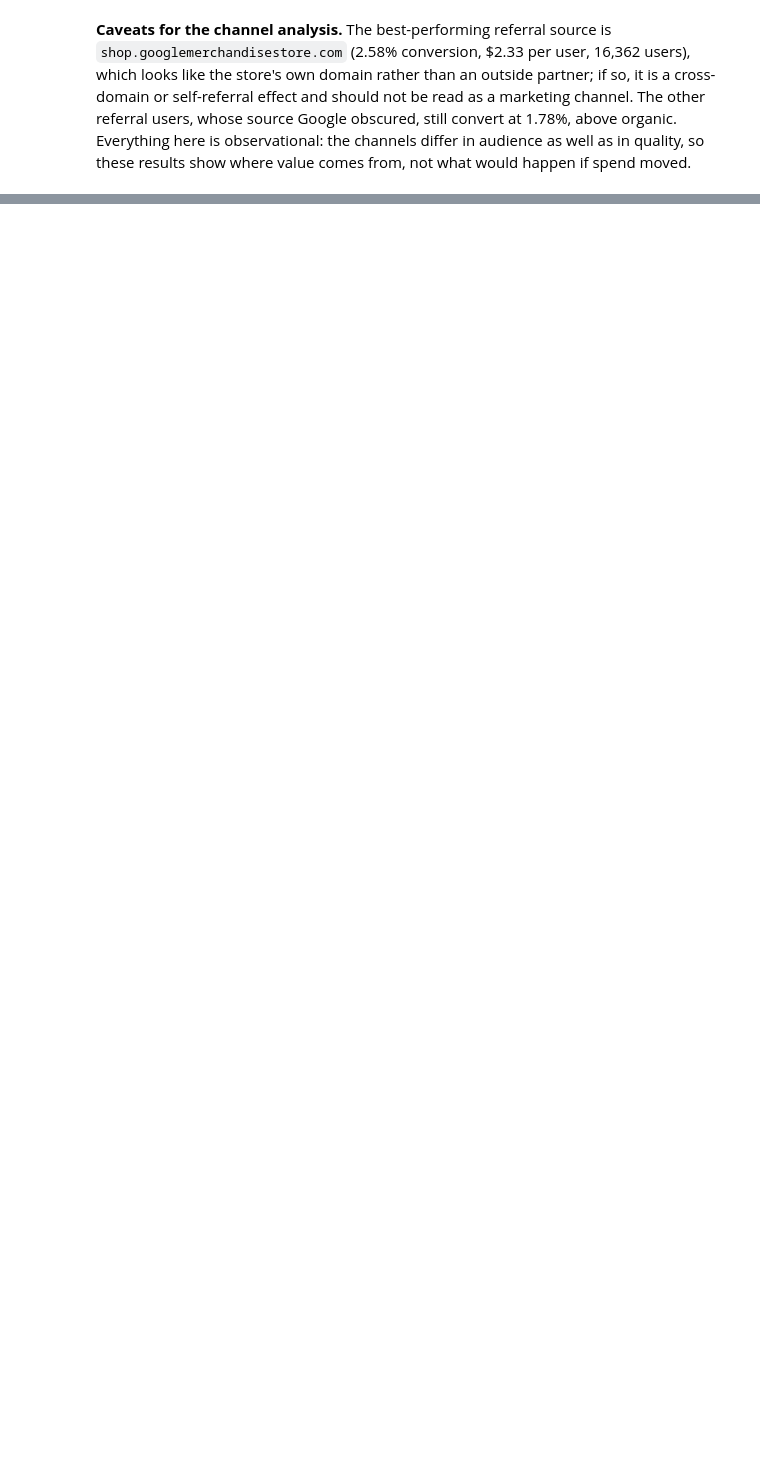
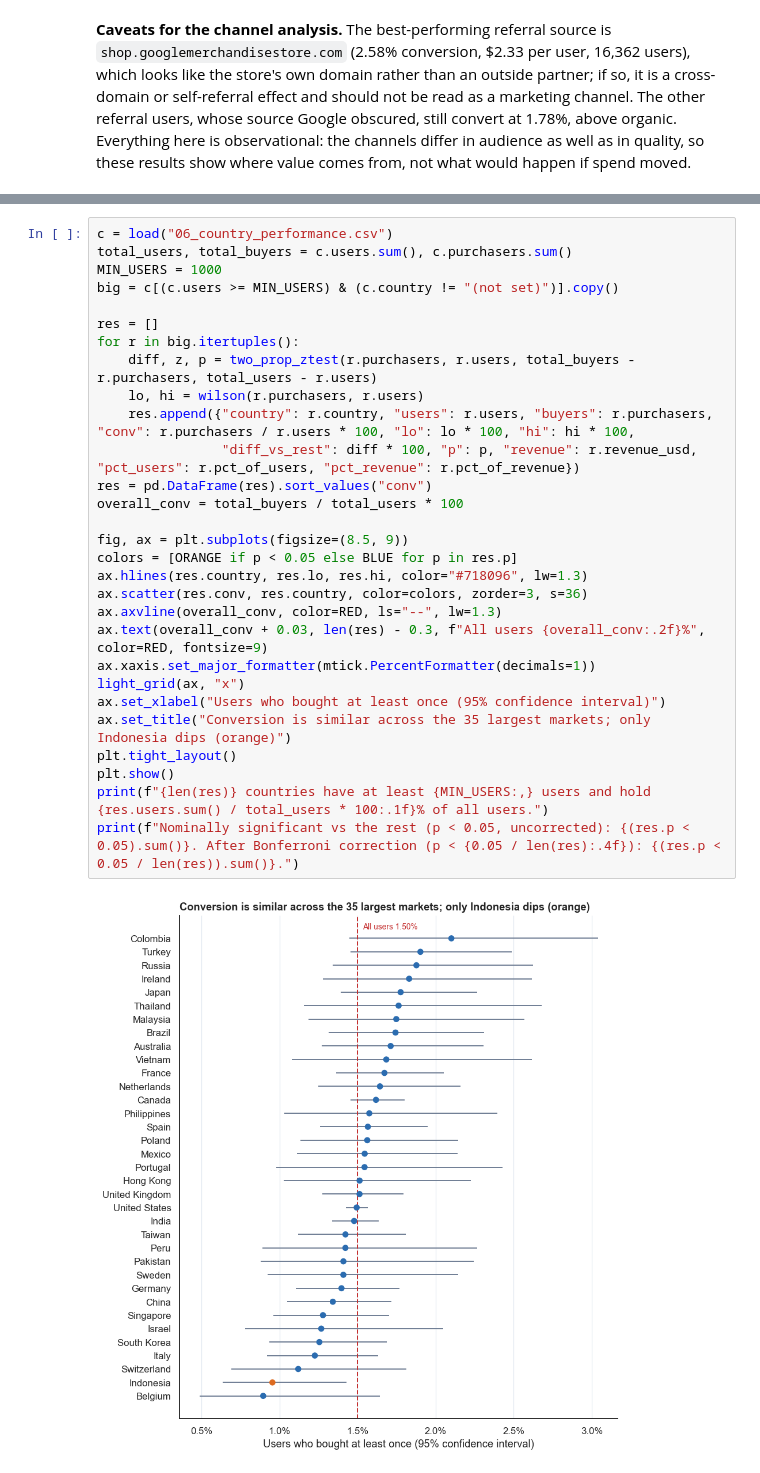
Before and after one commit to OmkarJayvantJadhav/Shop-Trail, a Jupyter notebook: notebooks/ShopTrail_Analysis.ipynb, the cells around one changed output, grey strips where cells are left out. Drawn from its saved outputs; the diff is of its cells as text; blank space fills up the shorter version.

```diff
--- a/notebooks/ShopTrail_Analysis.ipynb
+++ b/notebooks/ShopTrail_Analysis.ipynb
@@ -371,0 +466,31 @@ src.style.format({"Users": "{:,.0f}", "Revenue (USD)": "${:,.0f}", "Revenue / us
+# %%
+c = load("06_country_performance.csv")
+total_users, total_buyers = c.users.sum(), c.purchasers.sum()
+MIN_USERS = 1000
+big = c[(c.users >= MIN_USERS) & (c.country != "(not set)")].copy()
+
+res = []
+for r in big.itertuples():
+    diff, z, p = two_prop_ztest(r.purchasers, r.users, total_buyers - r.purchasers, total_users - r.users)
+    lo, hi = wilson(r.purchasers, r.users)
+    res.append({"country": r.country, "users": r.users, "buyers": r.purchasers, "conv": r.purchasers / r.users * 100, "lo": lo * 100, "hi": hi * 100,
+                "diff_vs_rest": diff * 100, "p": p, "revenue": r.revenue_usd, "pct_users": r.pct_of_users, "pct_revenue": r.pct_of_revenue})
+res = pd.DataFrame(res).sort_values("conv")
+overall_conv = total_buyers / total_users * 100
+
+fig, ax = plt.subplots(figsize=(8.5, 9))
+colors = [ORANGE if p < 0.05 else BLUE for p in res.p]
+ax.hlines(res.country, res.lo, res.hi, color="#718096", lw=1.3)
+ax.scatter(res.conv, res.country, color=colors, zorder=3, s=36)
+ax.axvline(overall_conv, color=RED, ls="--", lw=1.3)
+ax.text(overall_conv + 0.03, len(res) - 0.3, f"All users {overall_conv:.2f}%", color=RED, fontsize=9)
+ax.xaxis.set_major_formatter(mtick.PercentFormatter(decimals=1))
+light_grid(ax, "x")
+ax.set_xlabel("Users who bought at least once (95% confidence interval)")
+ax.set_title("Conversion is similar across the 35 largest markets; only Indonesia dips (orange)")
+plt.tight_layout()
+plt.show()
+print(f"{len(res)} countries have at least {MIN_USERS:,} users and hold {res.users.sum() / total_users * 100:.1f}% of all users.")
+print(f"Nominally significant vs the rest (p < 0.05, uncorrected): {(res.p < 0.05).sum()}. After Bonferroni correction (p < {0.05 / len(res):.4f}): {(res.p < 0.05 / len(res)).sum()}.")
+# %% [output]
+[figure, added]
```
Also changed, not shown: parts of 10 cells of this notebook, 4 other files.
